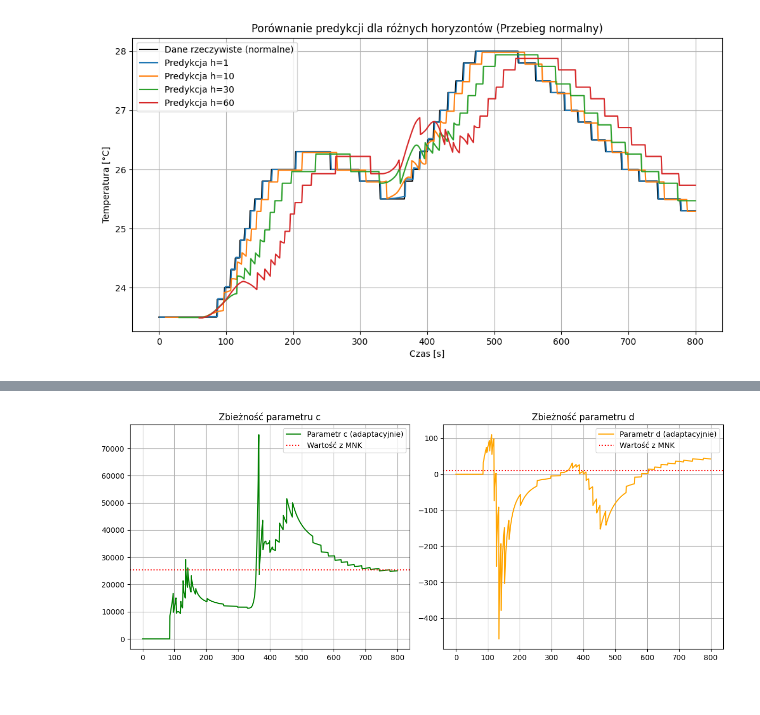
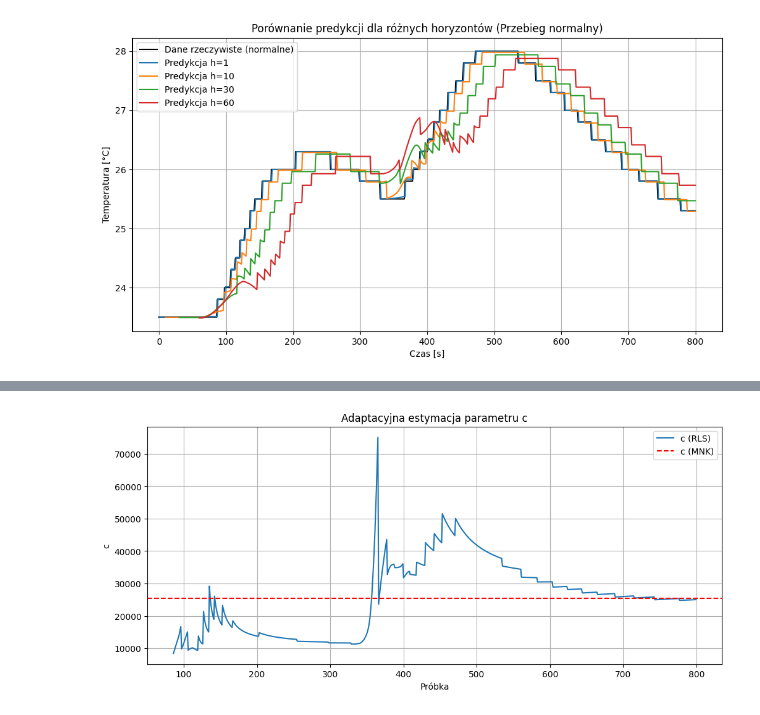
Before and after one commit to lenaskiba22/projekt_pip, a Jupyter notebook: pip_zadanie4.ipynb, the cells around one changed output, grey strips where cells are left out. Saved outputs shown, nothing was run; the diff lists cells and outputs as text; code cells hidden in the pictures.

```diff
--- a/pip_zadanie4.ipynb
+++ b/pip_zadanie4.ipynb
@@ -9,7 +9,7 @@ import matplotlib.pyplot as plt
 dane_normalne = pd.read_excel("Przebieg normalny.xlsx")
 dane_zaburzone = pd.read_excel("Przebieg zaburzony.xlsx")
 # %%
-dt = 1.0  # krok 1 sekunda
+dt = (dane_normalne["Time"].iloc[1] - dane_normalne["Time"].iloc[0]).total_seconds()
 
 def przygotuj_sygnaly(df):
     # Temperatury y i z dzielimy przez 10 (zgodnie z wytycznymi: 235 -> 23.5)
@@ -153,54 +230,62 @@ Horyzont h=60: średnia=  0.0613, sigma=  0.6764, próg 3σ=  2.0292
 # %%
-# ZADANIE 6: ADAPTACYJNE WYZNACZANIE PARAMETRÓW (RLS)
+# =============================================================================
+# ZADANIE 6 – ADAPTACYJNA IDENTYFIKACJA PARAMETRÓW (RLS)
 # =============================================================================
 
-def rls_identyfikacja(u_syg, y_syg, z_syg, dt_krok):
-    N = len(y_syg)
-    # Macierz kowariancji P i wektor parametrów theta [a, b]
-    P = np.eye(2) * 1000.0
-    theta = np.array([0.0, 0.0])
-    zapominanie = 0.995 # lambda (opcjonalnie dla lepszej adaptacji)
+def rls_identyfikacja(u, y, z, dt, lambda_f=0.995):
+    N = len(y)
 
-    historia_c = []
-    historia_d = []
+    # Inicjalizacja
+    theta = np.zeros(2)               # [a, b]
+    P = np.eye(2) * 1000.0             # macierz kowariancji
 
-    for n in range(N-1):
-        phi = np.array([u_syg[n], z_syg[n] - y_syg[n]])
-        y_rzeczywiste = y_syg[n+1] - y_syg[n]
+    historia_c = np.zeros(N-1)
+    historia_d = np.zeros(N-1)
 
-        # Algorytm RLS
-        blad = y_rzeczywiste - phi.dot(theta)
-        K = P.dot(phi) / (zapominanie + phi.dot(P).dot(phi))
+    for n in range(N - 1):
+        phi = np.array([u[n], z[n] - y[n]])
+        y_model = y[n+1] - y[n]
+
+        # RLS
+        K = P @ phi / (lambda_f + phi.T @ P @ phi)
+        blad = y_model - phi.T @ theta
         theta = theta + K * blad
-        P = (P - np.outer(K, phi.dot(P))) / zapominanie
+        P = (P - np.outer(K, phi) @ P) / lambda_f
 
-        # Konwersja na parametry fizyczne c i d
-        a_akt, b_akt = theta
-        curr_c = dt_krok / a_akt if a_akt != 0 else 0
-        curr_d = b_akt / a_akt if a_akt != 0 else 0
+        a_hat, b_hat = theta
 
-        historia_c.append(curr_c)
-        historia_d.append(curr_d)
+        if abs(a_hat) > 1e-8:
+            historia_c[n] = dt / a_hat
+            historia_d[n] = b_hat / a_hat
+        else:
+            historia_c[n] = np.nan
+            historia_d[n] = np.nan
 
     return historia_c, historia_d
 
-c_adapt, d_adapt = rls_identyfikacja(u_norm, y_norm, z_norm, dt)
+
+# --- Uruchomienie algorytmu ----------------------------------------------
+c_rls, d_rls = rls_identyfikacja(u_norm, y_norm, z_norm, dt)
+
+# --- Wykresy --------------------------------------------------------------
+plt.figure(figsize=(12, 5))
+plt.plot(c_rls, label="c (RLS)")
+plt.axhline(c_wynik, linestyle='--', label="c (MNK)", color = "red")
+plt.xlabel("Próbka")
+plt.ylabel("c")
+plt.title("Adaptacyjna estymacja parametru c")
+plt.legend()
+plt.grid(True)
+plt.show()
 
 plt.figure(figsize=(12, 5))
-plt.subplot(1, 2, 1)
-plt.plot(c_adapt, label="Parametr c (adaptacyjnie)", color='green')
-plt.axhline(y=c_wynik, color='r', linestyle=':', label="Wartość z MNK")
+plt.plot(d_rls, label="d (RLS)")
+plt.axhline(d_wynik, linestyle='--', label="d (MNK)", color = "red")
+plt.xlabel("Próbka")
+plt.ylabel("d")
+plt.title("Adaptacyjna estymacja parametru d")
 plt.legend()
-plt.title("Zbieżność parametru c")
 plt.grid(True)
-
-plt.subplot(1, 2, 2)
-plt.plot(d_adapt, label="Parametr d (adaptacyjnie)", color='orange')
-plt.axhline(y=d_wynik, color='r', linestyle=':', label="Wartość z MNK")
-plt.legend()
-plt.title("Zbieżność parametru d")
-plt.grid(True)
-plt.tight_layout()
 plt.show()
 # %% [output]
-[figure, old version]
+[figure, new version]
```
Also changed, not shown: parts of 7 cells of this notebook.
